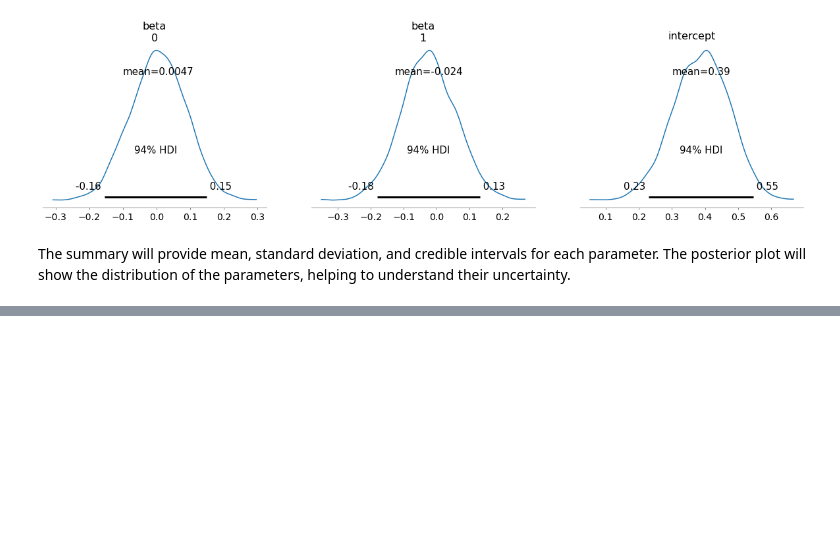
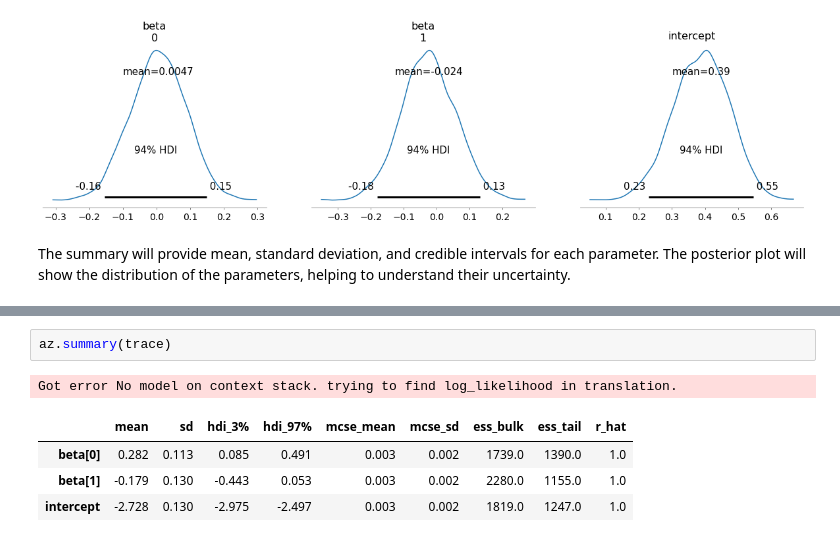
Before and after one commit to rowedata/Bayesian-Regression, a Jupyter notebook: Bayesian Regression.ipynb, the cells around one changed output, grey strips where cells are left out. Saved outputs shown, nothing was run; the diff lists cells and outputs as text; blank space fills up the shorter version.

```diff
--- a/Bayesian Regression.ipynb
+++ b/Bayesian Regression.ipynb
@@ -78,0 +173,8 @@ The posterior plot will show the distribution of the parameters, helping to unde
+# %%
+az.summary(trace)
+# %% [output]
+Got error No model on context stack. trying to find log_likelihood in translation.
+|  | mean | sd | hdi_3% | hdi_97% | mcse_mean | mcse_sd | ess_bulk | ess_tail | r_hat |
+| beta[0] | 0.282 | 0.113 | 0.085 | 0.491 | 0.003 | 0.002 | 1739.0 | 1390.0 | 1.0 |
+| beta[1] | -0.179 | 0.130 | -0.443 | 0.053 | 0.003 | 0.002 | 2280.0 | 1155.0 | 1.0 |
+| intercept | -2.728 | 0.130 | -2.975 | -2.497 | 0.003 | 0.002 | 1819.0 | 1247.0 | 1.0 |
```
Also changed, not shown: parts of 14 cells of this notebook, 2 other files.
